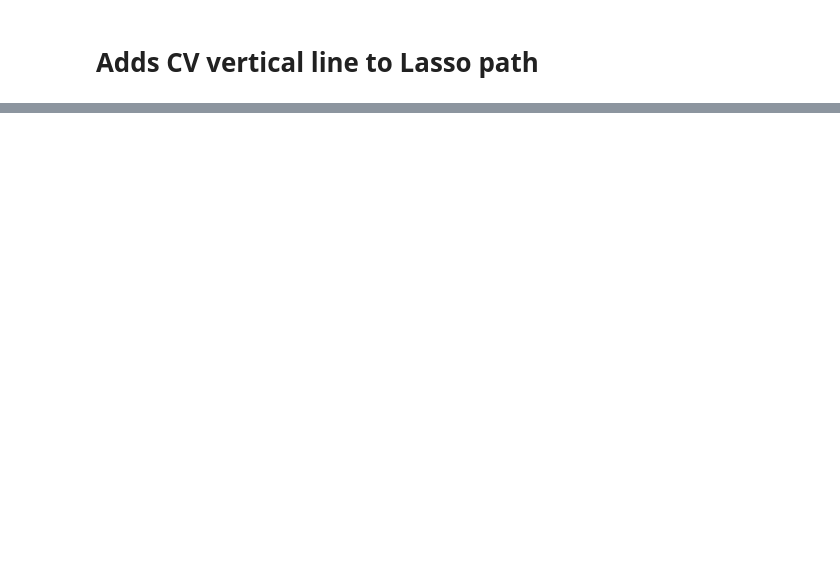
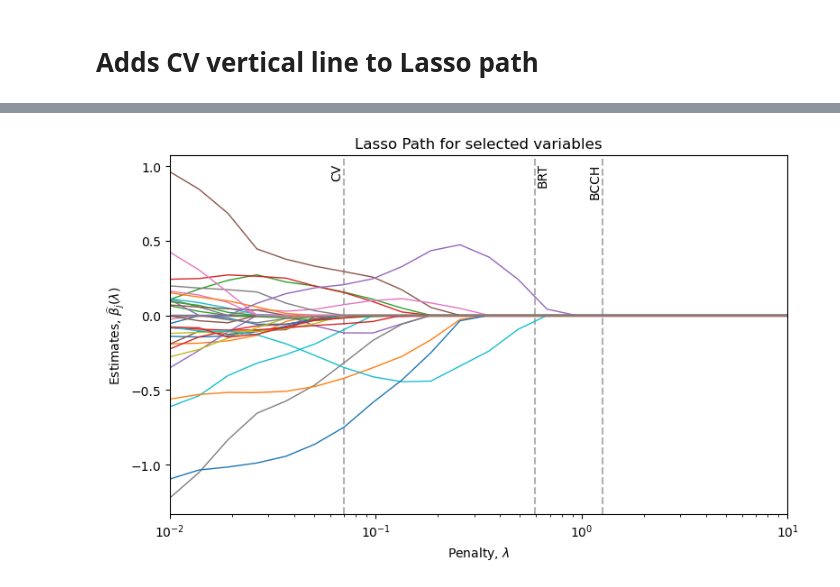
Before and after one commit to LucasJantunen/AdvMicroEconometrics, a Jupyter notebook: Project 2/getting_started.ipynb, the cells around one changed output, grey strips where cells are left out. Saved outputs shown, nothing was run; the diff lists cells and outputs as text; code cells hidden in the pictures; blank space fills up the shorter version.

```diff
--- a/Project 2/getting_started.ipynb
+++ b/Project 2/getting_started.ipynb
@@ -846,0 +935,5 @@ plot_lasso_path(penalty_grid, coefs, Xnames, vlines={'CV':penalty_CV})
+# %%
+# Plot lasso path
+plot_lasso_path(penalty_grid, coefs, Xnames, vlines={'CV':penalty_CV, 'BRT':penalty_BRT, 'BCCH':penalty_BCCH})
+# %% [output]
+[figure, added]
```
Also changed, not shown: parts of 17 cells of this notebook, 1 other file.
